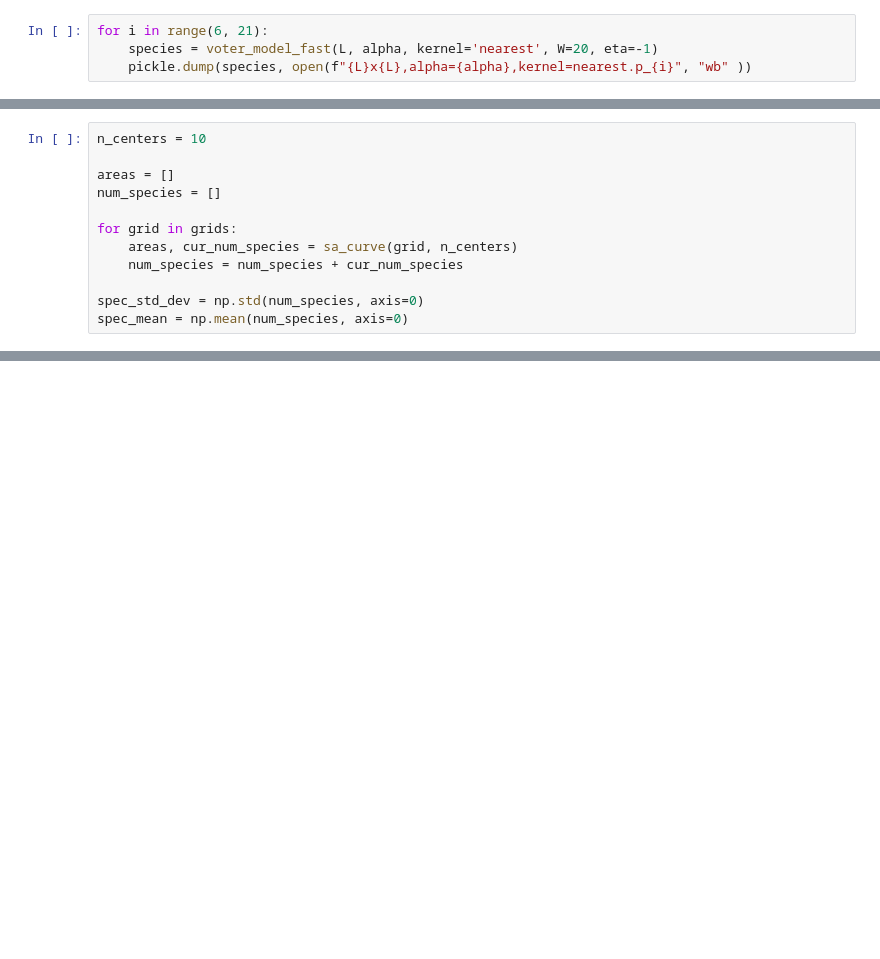
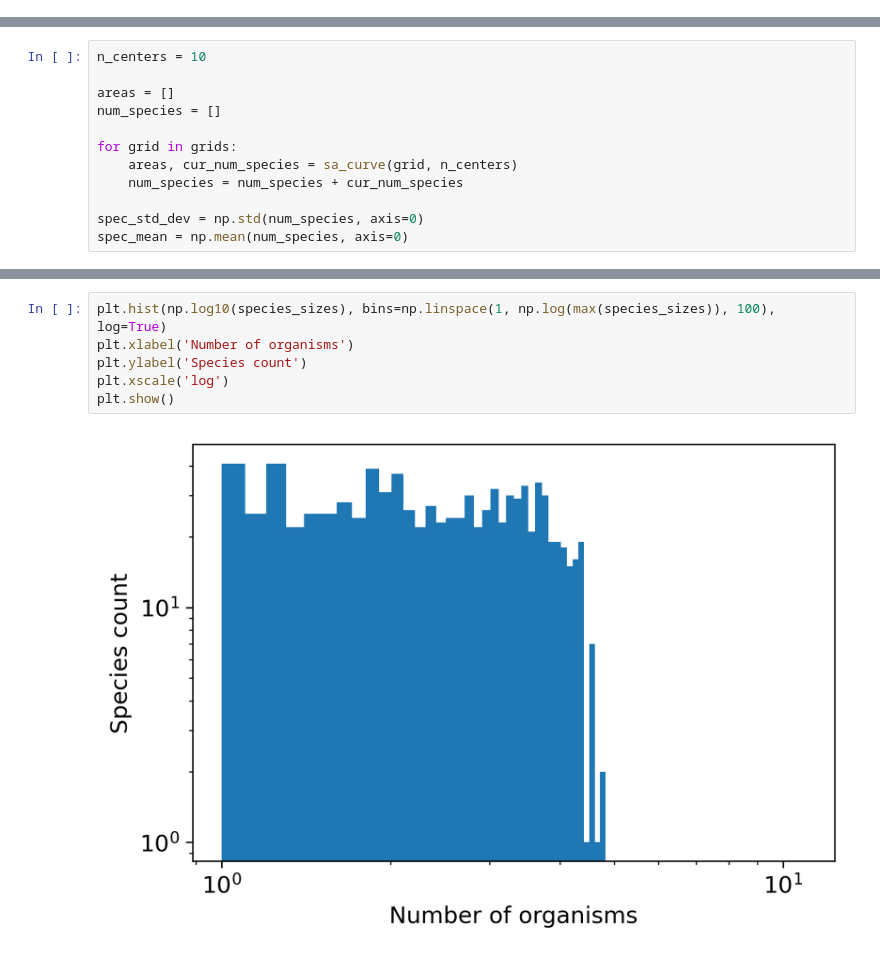
Before and after one commit to jonasargelo/Complex-systems-sim, a Jupyter notebook: Presentation plots basic model.ipynb, the cells around one changed output, grey strips where cells are left out. Drawn from its saved outputs; the diff is of its cells as text; blank space fills up the shorter version.

```diff
--- a/Presentation plots basic model.ipynb
+++ b/Presentation plots basic model.ipynb
@@ -12,7 +10,3 @@ import powerlaw
 # Define parameters as in paper
 alpha = 3e-4
 L = 500
-# %%
-for i in range(6, 21):
-    species = voter_model_fast(L, alpha, kernel='nearest', W=20, eta=-1)
-    pickle.dump(species, open(f"{L}x{L},alpha={alpha},kernel=nearest.p_{i}", "wb" ))
@@ -110,0 +100,8 @@ AttributeError: 'Polygon' object has no property 'normed'
+# %%
+plt.hist(np.log10(species_sizes), bins=np.linspace(1, np.log(max(species_sizes)), 100), log=True)
+plt.xlabel('Number of organisms')
+plt.ylabel('Species count')
+plt.xscale('log')
+plt.show()
+# %% [output]
+[figure, added]
```
Also changed, not shown: parts of 11 cells of this notebook, 10 other files.
